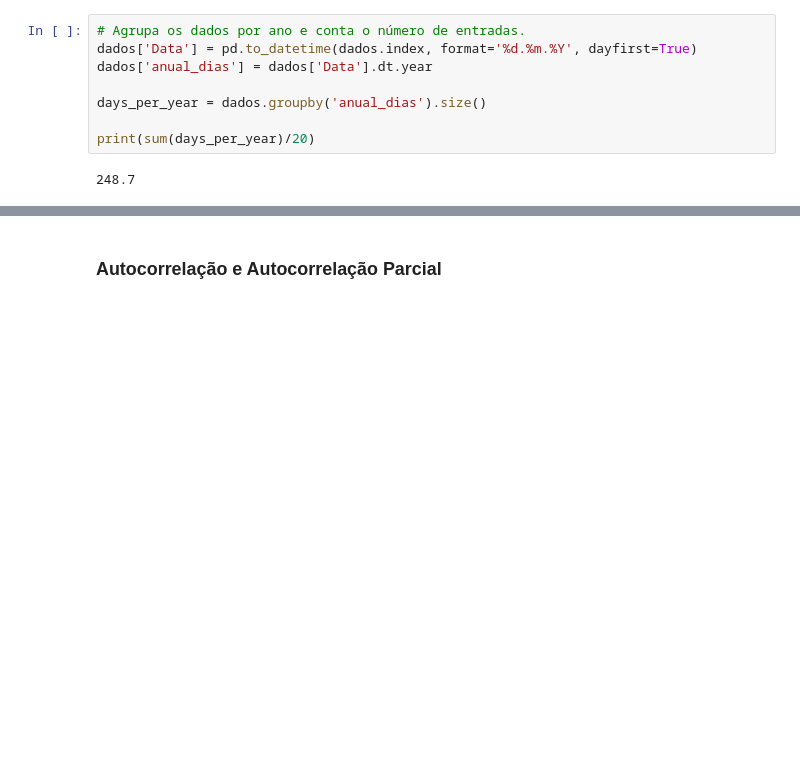
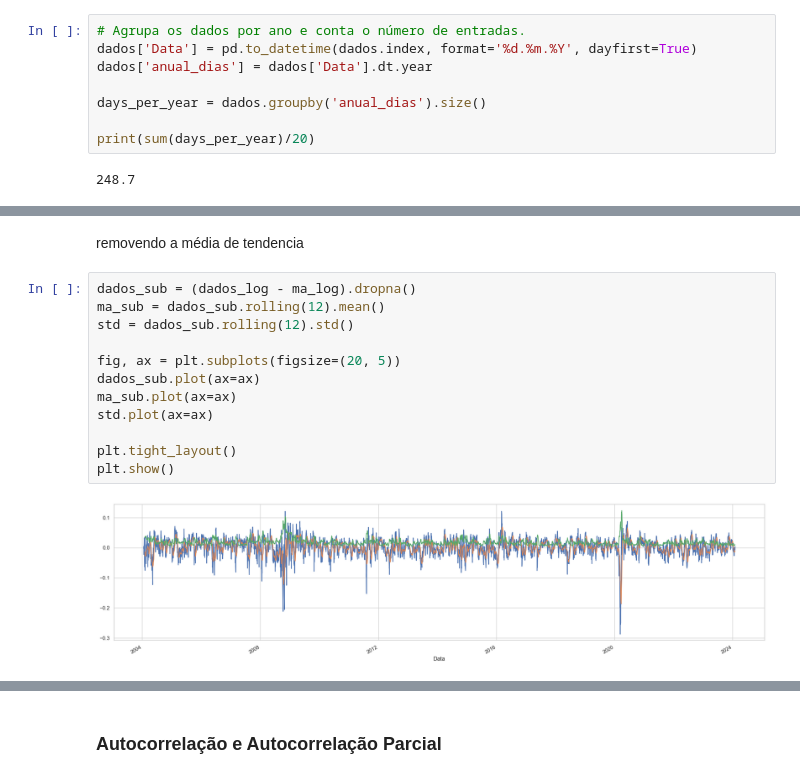
Before and after one commit to Tamireees/Tech_Challenge_Fase02, a Jupyter notebook: Tech_Challenge_Fase02.ipynb, the cells around one changed output, grey strips where cells are left out. Cells and saved outputs as stored; diff of their text form; blank space fills up the shorter version.

```diff
--- a/Tech_Challenge_Fase02.ipynb
+++ b/Tech_Challenge_Fase02.ipynb
@@ -255,0 +332,16 @@ plt.show()
+# %% [markdown]
+removendo a média de tendencia
+# %%
+dados_sub = (dados_log - ma_log).dropna()
+ma_sub = dados_sub.rolling(12).mean()
+std = dados_sub.rolling(12).std()
+
+fig, ax = plt.subplots(figsize=(20, 5))
+dados_sub.plot(ax=ax)
+ma_sub.plot(ax=ax)
+std.plot(ax=ax)
+
+plt.tight_layout()
+plt.show()
+# %% [output]
+[figure, added]
```
Also changed, not shown: parts of 39 cells of this notebook.
